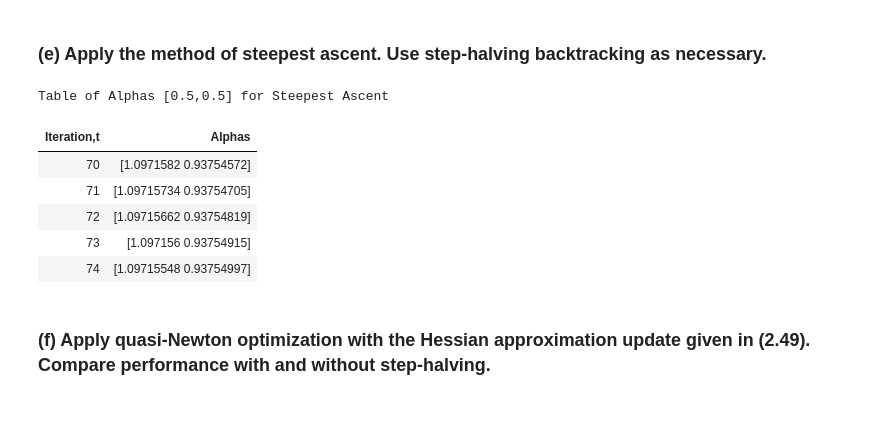
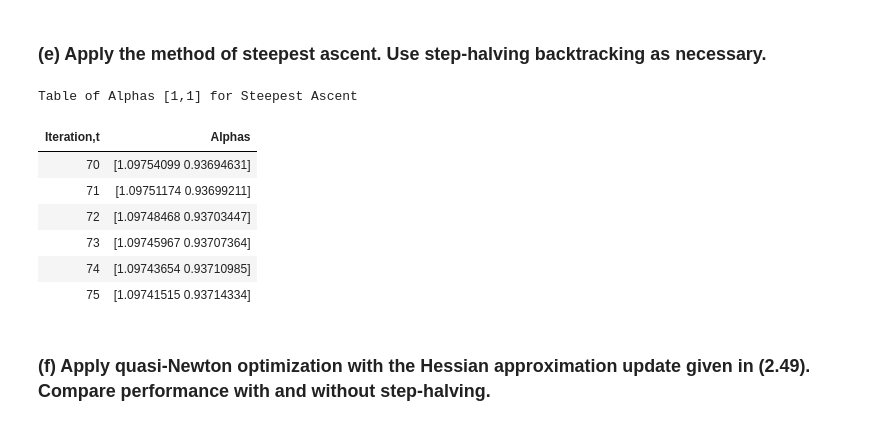
Before and after one commit to rachelsingleton/Math472, a Jupyter notebook: Singleton_HW4.ipynb, the cells around one changed output. Cells and saved outputs as stored; diff of their text form; code cells hidden in the pictures.

```diff
--- a/Singleton_HW4.ipynb
+++ b/Singleton_HW4.ipynb
@@ -226,6 +247,8 @@ Table for Errors for Alphas [0.5,0.5]
 # %%
 values = []
 list = []
+x_ascent = []
+y_ascent = []
 
 def ascent_method(init_alpha):
     step = 1
@@ -233,41 +256,49 @@ def ascent_method(init_alpha):
     max_iterations = 77
     alpha_new = alpha + step*lprime(init_alpha)
     alpha_list = np.hstack([init_alpha,alpha_new])
+    x_ascent.append(alpha_list[0][num_iterations])
+    x_ascent.append(alpha_list[0][num_iterations+1])
+    y_ascent.append(alpha_list[1][num_iterations])
+    y_ascent.append(alpha_list[1][num_iterations+1])
     alpha_old = init_alpha
     check1 = alpha_new[0]-alpha_old[0]
     check2 = alpha_new[1]-alpha_old[1]
     check = np.linalg.norm([check1,check2],axis=0)
+
     while(num_iterations < max_iterations) & (check > 1e-6):
         alpha_old = np.array([alpha_list[:, -1]]).T
         alpha_new = alpha_old + step*lprime(alpha_old)
         g_old = likelihood(alpha_old)
         g_new = likelihood(alpha_new)
         if((g_new > g_old) & (np.isfinite(g_new))):
             alpha_list = np.hstack((alpha_list, alpha_new))
             check1 = alpha_new[0]-alpha_old[0]
             check2 = alpha_new[1]-alpha_old[1]
             check = np.linalg.norm([check1,check2],axis=0)
             values = [num_iterations+2, alpha_list[:,-1]]
             list.append(values)
             num_iterations += 1
+            x_ascent.append(alpha_list[0][num_iterations])
+            y_ascent.append(alpha_list[1][num_iterations])
         else:
             step = step/2
-
+alpha = np.asarray([1,1]).reshape((2,1))
 ascent_method(alpha)
 
-print("Table of Alphas [0.5,0.5] for Steepest Ascent")
+print("Table of Alphas [1,1] for Steepest Ascent")
 df = pd.DataFrame(list, columns = ['Iteration,t','Alphas'])
 df = df.iloc[68:74,:]
 df = df.style.hide_index()
 df = df.set_table_styles([dict(selector='th', props=[('text-align', 'center')])])
 df
 # %% [output]
-Table of Alphas [0.5,0.5] for Steepest Ascent
+Table of Alphas [1,1] for Steepest Ascent
 | Iteration,t | Alphas |
-| 70 | [1.0971582 0.93754572] |
-| 71 | [1.09715734 0.93754705] |
-| 72 | [1.09715662 0.93754819] |
-| 73 | [1.097156 0.93754915] |
-| 74 | [1.09715548 0.93754997] |
+| 70 | [1.09754099 0.93694631] |
+| 71 | [1.09751174 0.93699211] |
+| 72 | [1.09748468 0.93703447] |
+| 73 | [1.09745967 0.93707364] |
+| 74 | [1.09743654 0.93710985] |
+| 75 | [1.09741515 0.93714334] |
 # %% [markdown]
 ### (f) Apply quasi-Newton optimization with the Hessian approximation update given in (2.49). Compare performance with and without step-halving.
```
Also changed, not shown: parts of 6 cells of this notebook, 2 other files.
